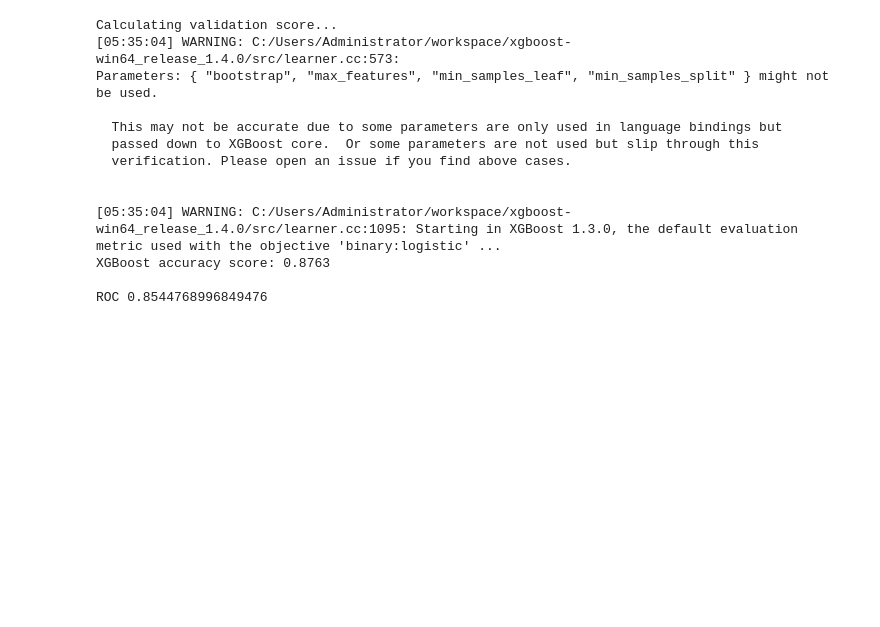
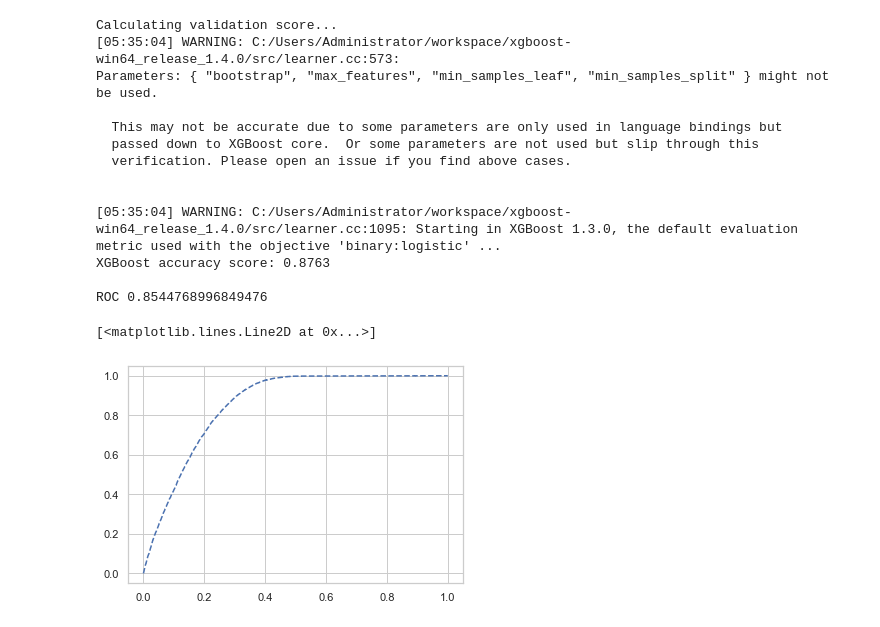
Before and after one commit to goyalshashank/Health-Insurance-Cross-Sell, a Jupyter notebook: Health Insurance Cross Sell Prediction.ipynb, the cells around one changed output. Saved outputs shown, nothing was run; the diff lists cells and outputs as text; code cells hidden in the pictures; blank space fills up the shorter version.

Commit message:
Final Submit with ROC Curve

```diff
--- a/Health Insurance Cross Sell Prediction.ipynb
+++ b/Health Insurance Cross Sell Prediction.ipynb
@@ -447,3 +447,14 @@ Parameters: { "bootstrap", "max_features", "min_samples_leaf", "min_samples_spli
 XGBoost accuracy score: 0.8763
 
 ROC 0.8544768996849476
+# %%
+from sklearn.metrics import roc_curve
+
+y_prob = gbm2.predict_proba(X_val_scaled)
+
+fpr,tpr,thresholds = roc_curve(y_valid,y_prob[:, 1])
+
+plt.plot(fpr, tpr, linestyle='--', label='No Skill')
+# %% [output]
+[<matplotlib.lines.Line2D at 0x...>]
+[figure, added]
```
